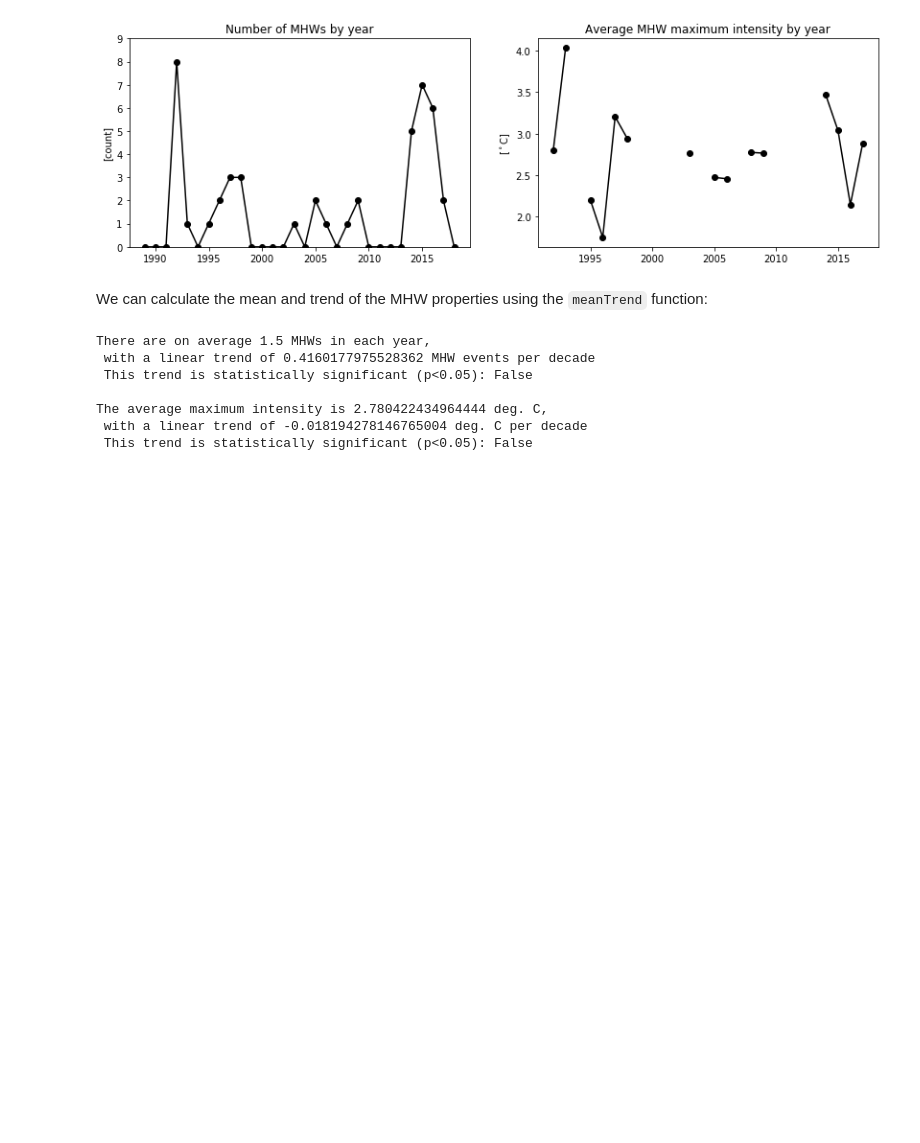
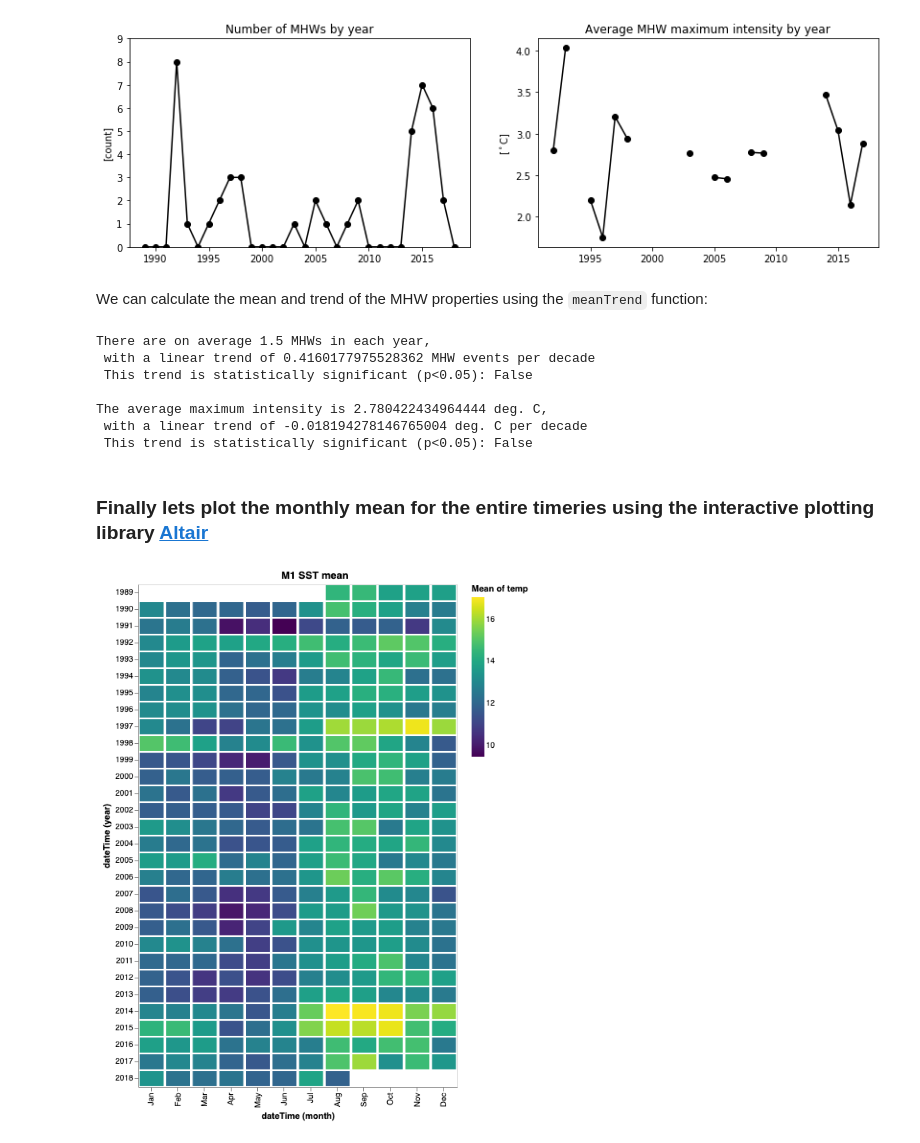
Before and after one commit to CeNCOOS/notebooks, a Jupyter notebook: M1_Marine_Heatwave/M1_marine_heatwave.ipynb, the cells around one changed output. Saved outputs shown, nothing was run; the diff lists cells and outputs as text; code cells hidden in the pictures; blank space fills up the shorter version.

```diff
--- a/M1_Marine_Heatwave/M1_marine_heatwave.ipynb
+++ b/M1_Marine_Heatwave/M1_marine_heatwave.ipynb
@@ -101,2 +86,0 @@ q = ds.where(ds['TEMP_QC'] != 0)
-# %%
-ds = xr.open_dataset('http://thredds.cencoos.org/thredds/dodsC/cencoos/staticsensors/m1/OS_M1_19890821_D_TMTS.nc')
@@ -451,5 +419,7 @@ There are on average 1.5 MHWs in each year,
 The average maximum intensity is 2.780422434964444 deg. C,
  with a linear trend of -0.018194278146765004 deg. C per decade
  This trend is statistically significant (p<0.05): False
+# %% [markdown]
+### Finally lets plot the monthly mean for the entire timeries using the interactive plotting library [Altair](https://altair-viz.github.io/) ###
 # %%
 import altair as alt
@@ -470,3 +439,7 @@ chart = alt.Chart(
     ]
 ).properties(width=400)
 chart.save('m1_sst_chart.html')
+# %%
+chart
+# %% [output]
+[figure, added]
```
Also changed, not shown: parts of 17 cells of this notebook, 3 other files.
